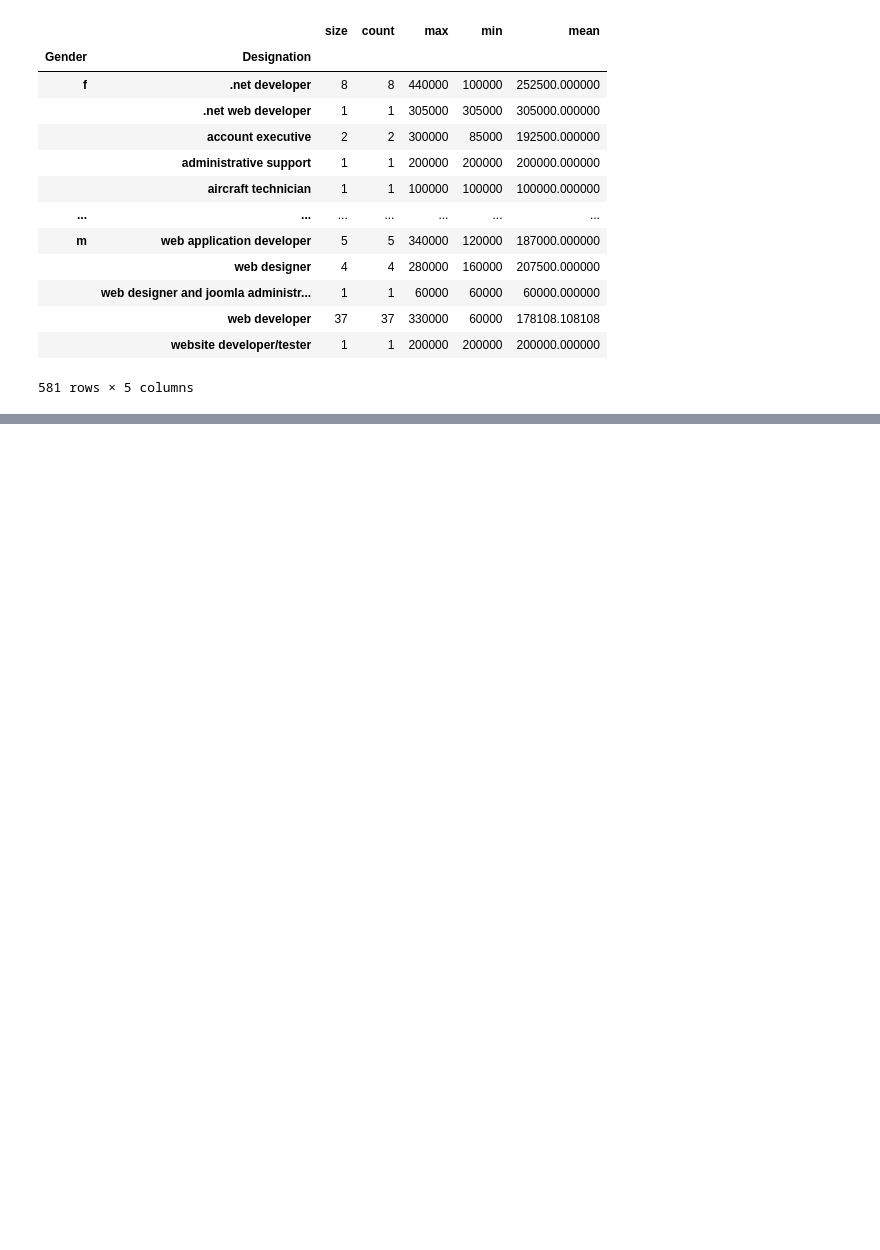
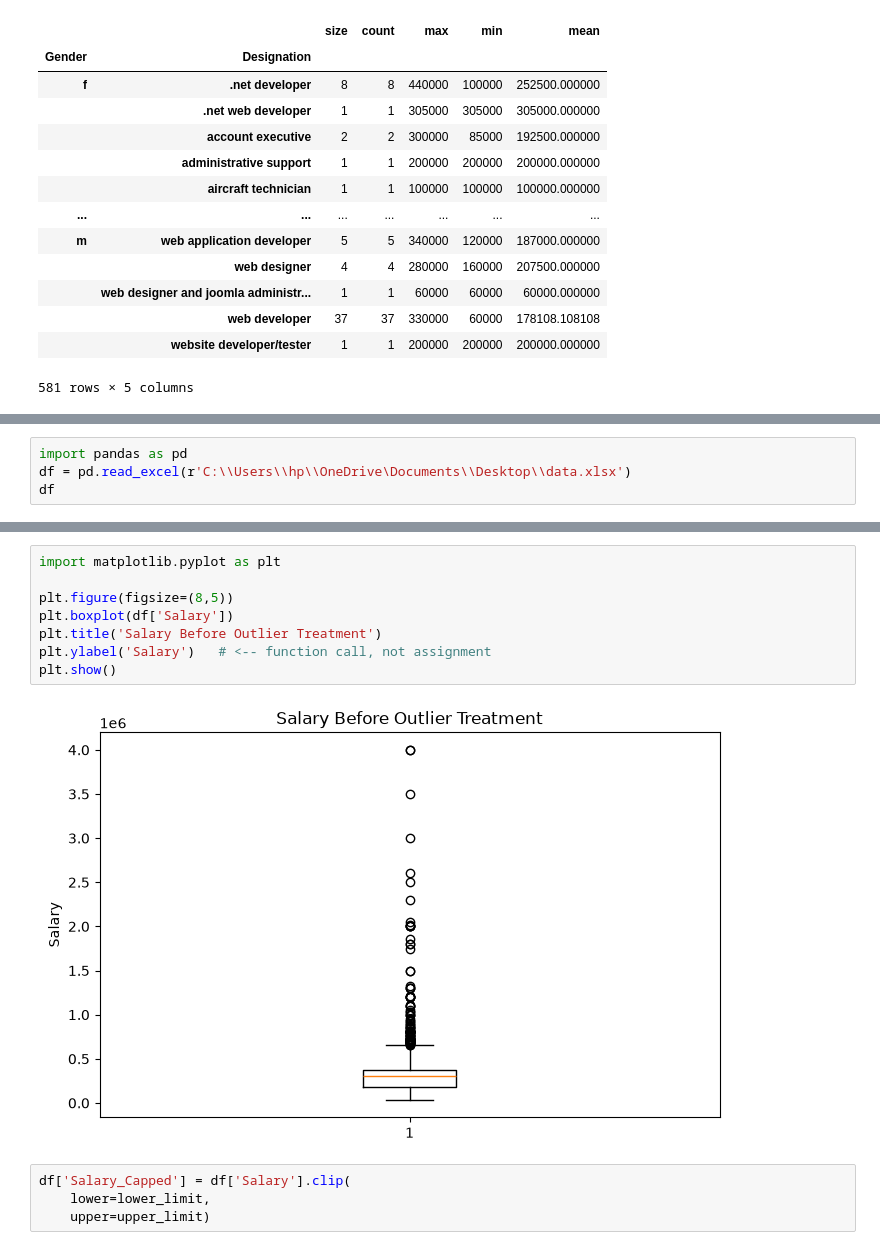
Before and after one commit to moulithatorati15/python-practice-and-projects, a Jupyter notebook: data_types.ipynb, the cells around one changed output, grey strips where cells are left out. Saved outputs shown, nothing was run; the diff lists cells and outputs as text; blank space fills up the shorter version.

```diff
--- a/data_types.ipynb
+++ b/data_types.ipynb
@@ -1284,0 +1547,4 @@ df.groupby(['Gender','Designation'])['Salary'].agg(['size','count','max','min','
+# %%
+import pandas as pd
+df = pd.read_excel(r'C:\\Users\\hp\\OneDrive\Documents\\Desktop\\data.xlsx')
+df
@@ -1284,0 +1624,14 @@ df.groupby(['Gender','Designation'])['Salary'].agg(['size','count','max','min','
+# %%
+import matplotlib.pyplot as plt
+
+plt.figure(figsize=(8,5))
+plt.boxplot(df['Salary'])
+plt.title('Salary Before Outlier Treatment')
+plt.ylabel('Salary')   # <-- function call, not assignment
+plt.show()
+# %% [output]
+[figure, added]
+# %%
+df['Salary_Capped'] = df['Salary'].clip(
+    lower=lower_limit,
+    upper=upper_limit)
```
Also changed, not shown: parts of 42 cells of this notebook.
